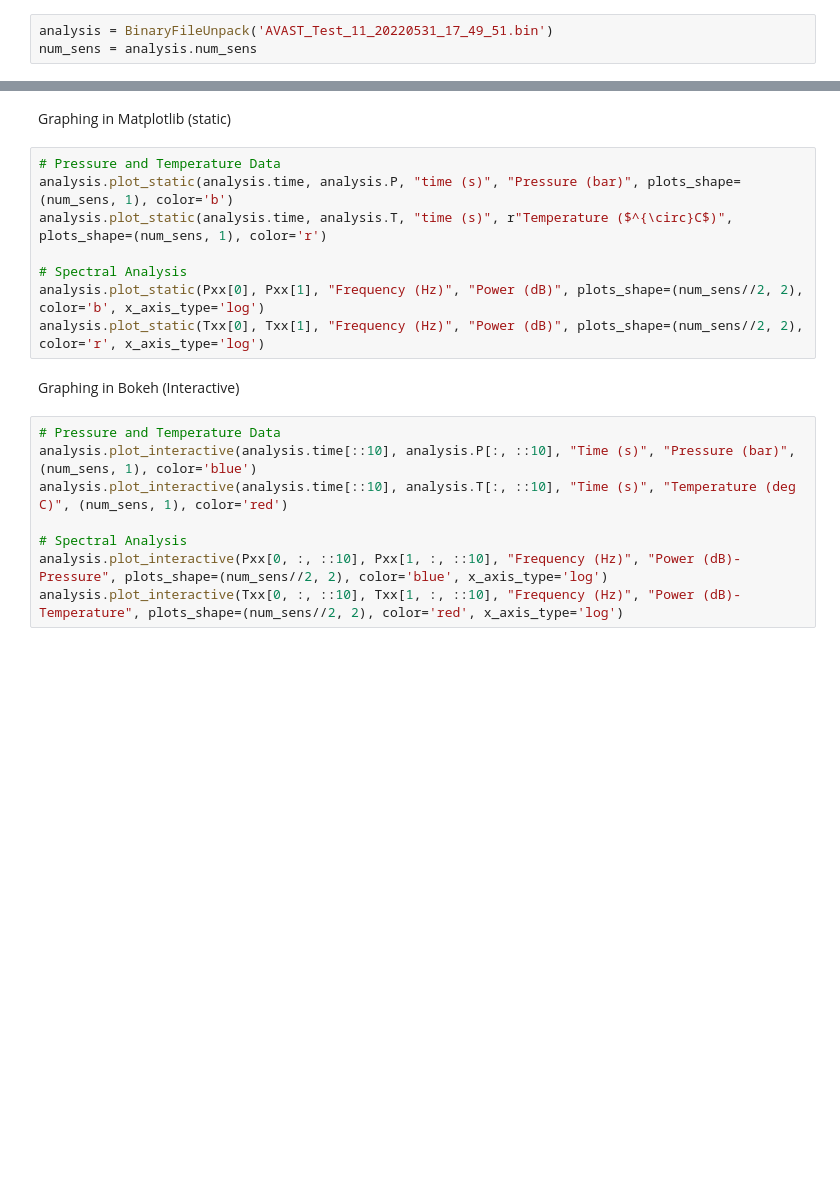
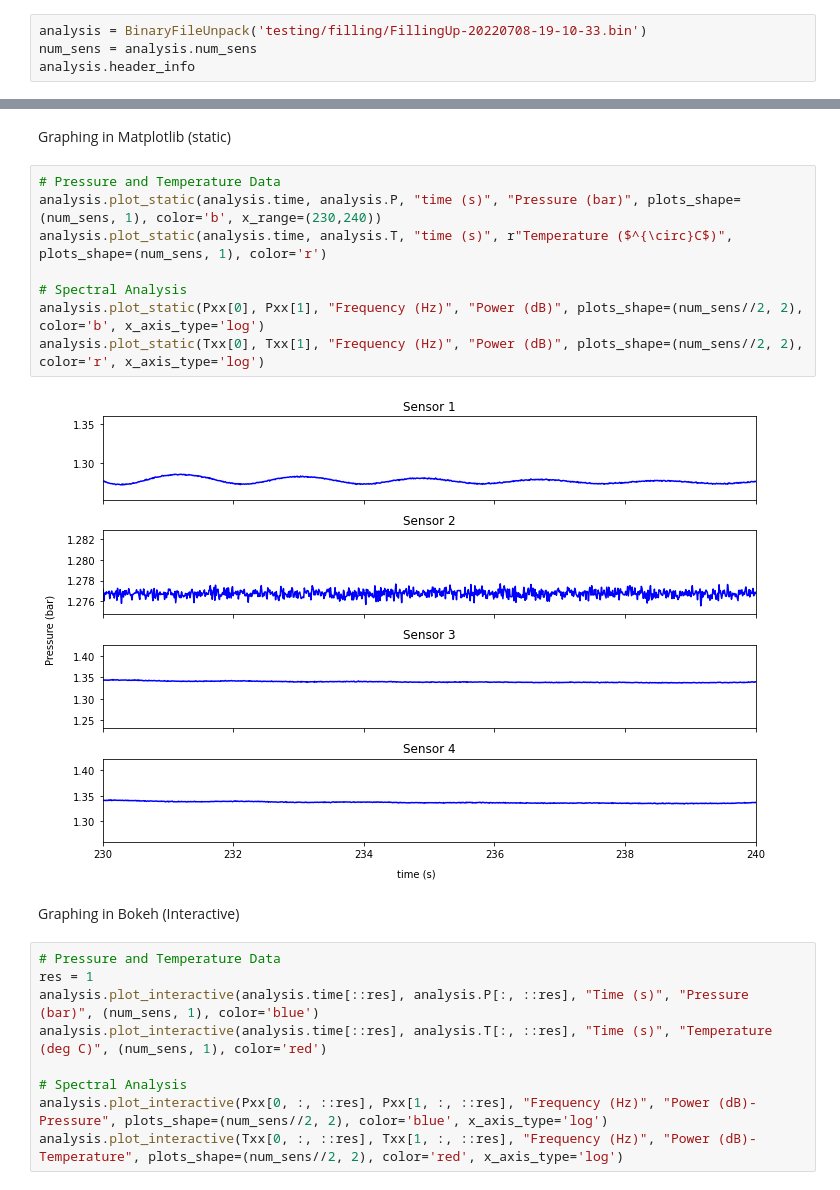
Before and after one commit to akyaparla/Binary-File-Unpack, a Jupyter notebook: example.ipynb, the cells around one changed output, grey strips where cells are left out. Drawn from its saved outputs; the diff is of its cells as text; blank space fills up the shorter version.

```diff
--- a/example.ipynb
+++ b/example.ipynb
@@ -3,5 +3,6 @@ from BinaryFileUnpack import BinaryFileUnpack
 # %% [markdown]
 Initializing BinaryFileUnpack object
 # %%
-analysis = BinaryFileUnpack('AVAST_Test_11_20220531_17_49_51.bin')
+analysis = BinaryFileUnpack('testing/filling/FillingUp-20220708-19-10-33.bin')
 num_sens = analysis.num_sens
+analysis.header_info
@@ -16,19 +31,22 @@ Txx = analysis.spectra(analysis.T)
 Graphing in Matplotlib (static)
 # %%
 # Pressure and Temperature Data
-analysis.plot_static(analysis.time, analysis.P, "time (s)", "Pressure (bar)", plots_shape=(num_sens, 1), color='b')
+analysis.plot_static(analysis.time, analysis.P, "time (s)", "Pressure (bar)", plots_shape=(num_sens, 1), color='b', x_range=(230,240))
 analysis.plot_static(analysis.time, analysis.T, "time (s)", r"Temperature ($^{\circ}C$)", plots_shape=(num_sens, 1), color='r')
 
 # Spectral Analysis
 analysis.plot_static(Pxx[0], Pxx[1], "Frequency (Hz)", "Power (dB)", plots_shape=(num_sens//2, 2), color='b', x_axis_type='log')
 analysis.plot_static(Txx[0], Txx[1], "Frequency (Hz)", "Power (dB)", plots_shape=(num_sens//2, 2), color='r', x_axis_type='log')
+# %% [output]
+[figure, added]
 # %% [markdown]
 Graphing in Bokeh (Interactive)
 # %%
 # Pressure and Temperature Data
-analysis.plot_interactive(analysis.time[::10], analysis.P[:, ::10], "Time (s)", "Pressure (bar)", (num_sens, 1), color='blue')
-analysis.plot_interactive(analysis.time[::10], analysis.T[:, ::10], "Time (s)", "Temperature (deg C)", (num_sens, 1), color='red')
+res = 1
+analysis.plot_interactive(analysis.time[::res], analysis.P[:, ::res], "Time (s)", "Pressure (bar)", (num_sens, 1), color='blue')
+analysis.plot_interactive(analysis.time[::res], analysis.T[:, ::res], "Time (s)", "Temperature (deg C)", (num_sens, 1), color='red')
 
 # Spectral Analysis
-analysis.plot_interactive(Pxx[0, :, ::10], Pxx[1, :, ::10], "Frequency (Hz)", "Power (dB)-Pressure", plots_shape=(num_sens//2, 2), color='blue', x_axis_type='log')
-analysis.plot_interactive(Txx[0, :, ::10], Txx[1, :, ::10], "Frequency (Hz)", "Power (dB)-Temperature", plots_shape=(num_sens//2, 2), color='red', x_axis_type='log')
+analysis.plot_interactive(Pxx[0, :, ::res], Pxx[1, :, ::res], "Frequency (Hz)", "Power (dB)-Pressure", plots_shape=(num_sens//2, 2), color='blue', x_axis_type='log')
+analysis.plot_interactive(Txx[0, :, ::res], Txx[1, :, ::res], "Frequency (Hz)", "Power (dB)-Temperature", plots_shape=(num_sens//2, 2), color='red', x_axis_type='log')
```
Also changed, not shown: parts of 1 cell of this notebook, 1 other file.
